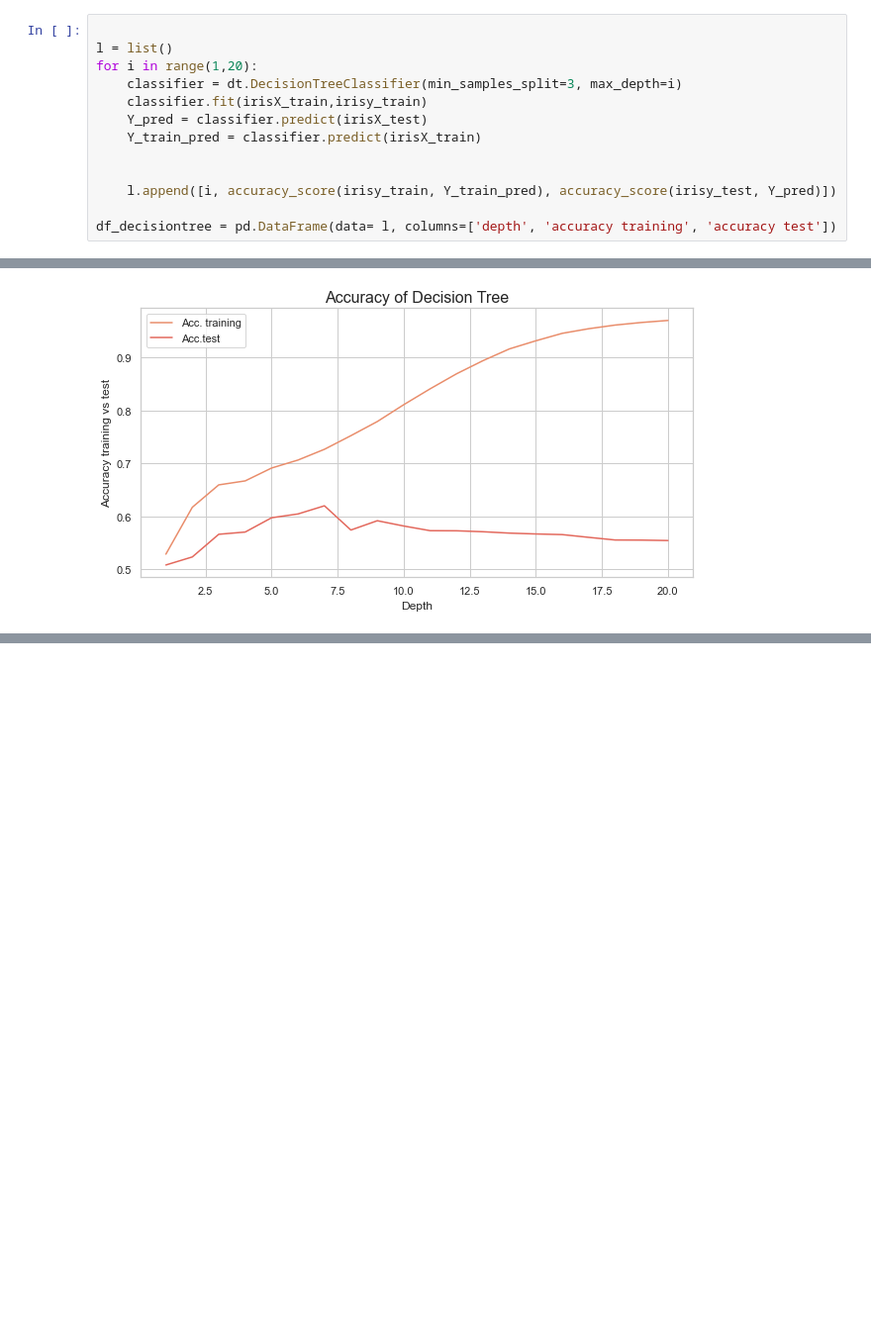
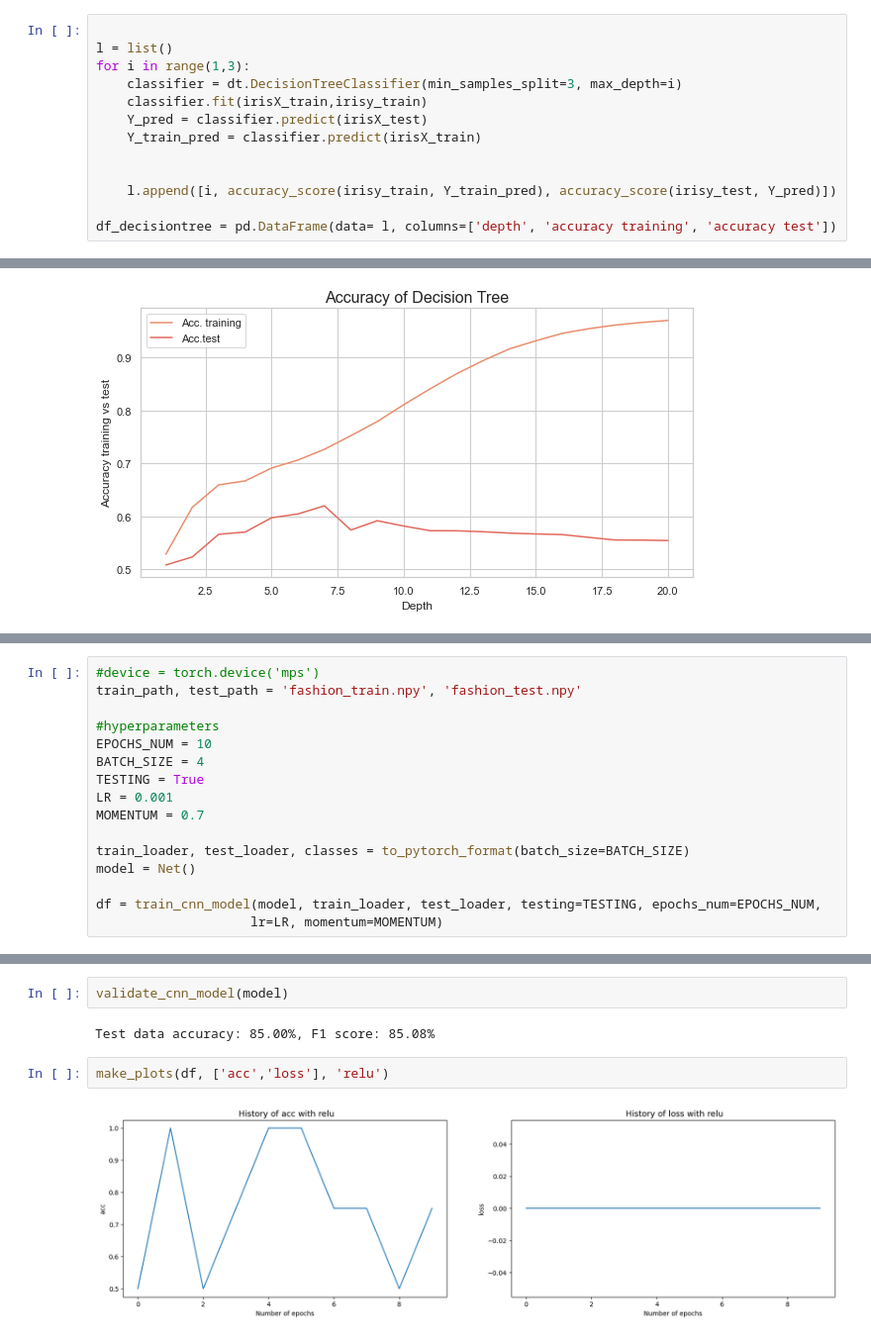
Before and after one commit to HubertWojcik10/machine_learning_project, a Jupyter notebook: final.ipynb, the cells around one changed output, grey strips where cells are left out. Shown at 99% size. Cells and saved outputs as stored; diff of their text form; blank space fills up the shorter version.

Commit message:
final plots

```diff
--- a/final.ipynb
+++ b/final.ipynb
@@ -198,7 +198,7 @@ irisy_test = irisy_test.values.reshape(-1,1)
 # %%
 
 l = list()
-for i in range(1,20):
+for i in range(1,3):
     classifier = dt.DecisionTreeClassifier(min_samples_split=3, max_depth=i)
     classifier.fit(irisX_train,irisy_train)
     Y_pred = classifier.predict(irisX_test)
@@ -335,0 +535,16 @@ if savefigs: plt.savefig('figs/accuracydecisiontree.png', bbox_inches = 'tight')
+# %%
+#device = torch.device('mps')
+train_path, test_path = 'fashion_train.npy', 'fashion_test.npy'
+
+#hyperparameters
+EPOCHS_NUM = 10
+BATCH_SIZE = 4
+TESTING = True
+LR = 0.001
+MOMENTUM = 0.7
+
+train_loader, test_loader, classes = to_pytorch_format(batch_size=BATCH_SIZE)
+model = Net()
+
+df = train_cnn_model(model, train_loader, test_loader, testing=TESTING, epochs_num=EPOCHS_NUM,
+                    lr=LR, momentum=MOMENTUM)
@@ -335,0 +563,8 @@ if savefigs: plt.savefig('figs/accuracydecisiontree.png', bbox_inches = 'tight')
+# %%
+validate_cnn_model(model)
+# %% [output]
+Test data accuracy: 85.00%, F1 score: 85.08%
+# %%
+make_plots(df, ['acc','loss'], 'relu')
+# %% [output]
+[figure, added]
```
Also changed, not shown: parts of 7 cells of this notebook, 1 other file.
